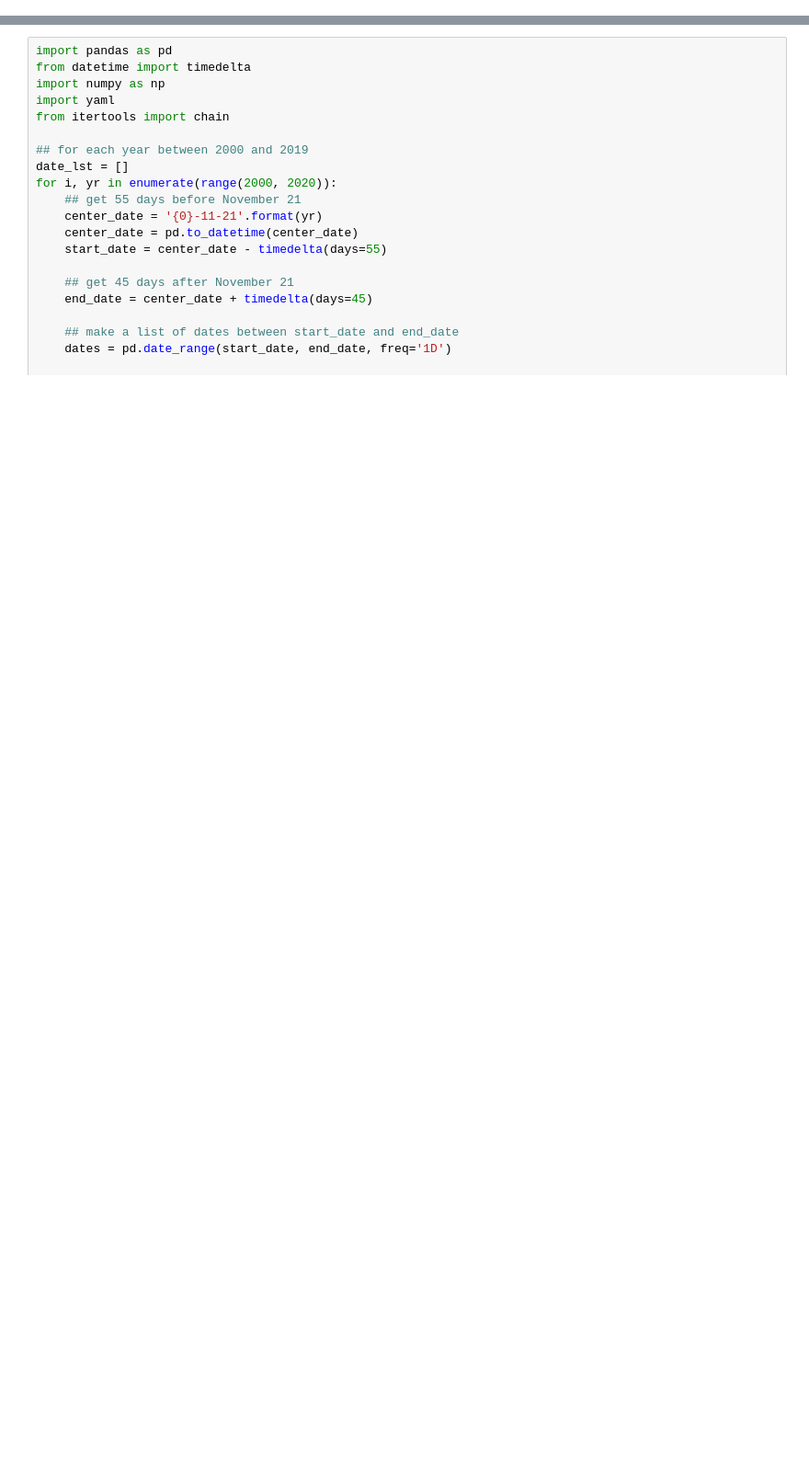
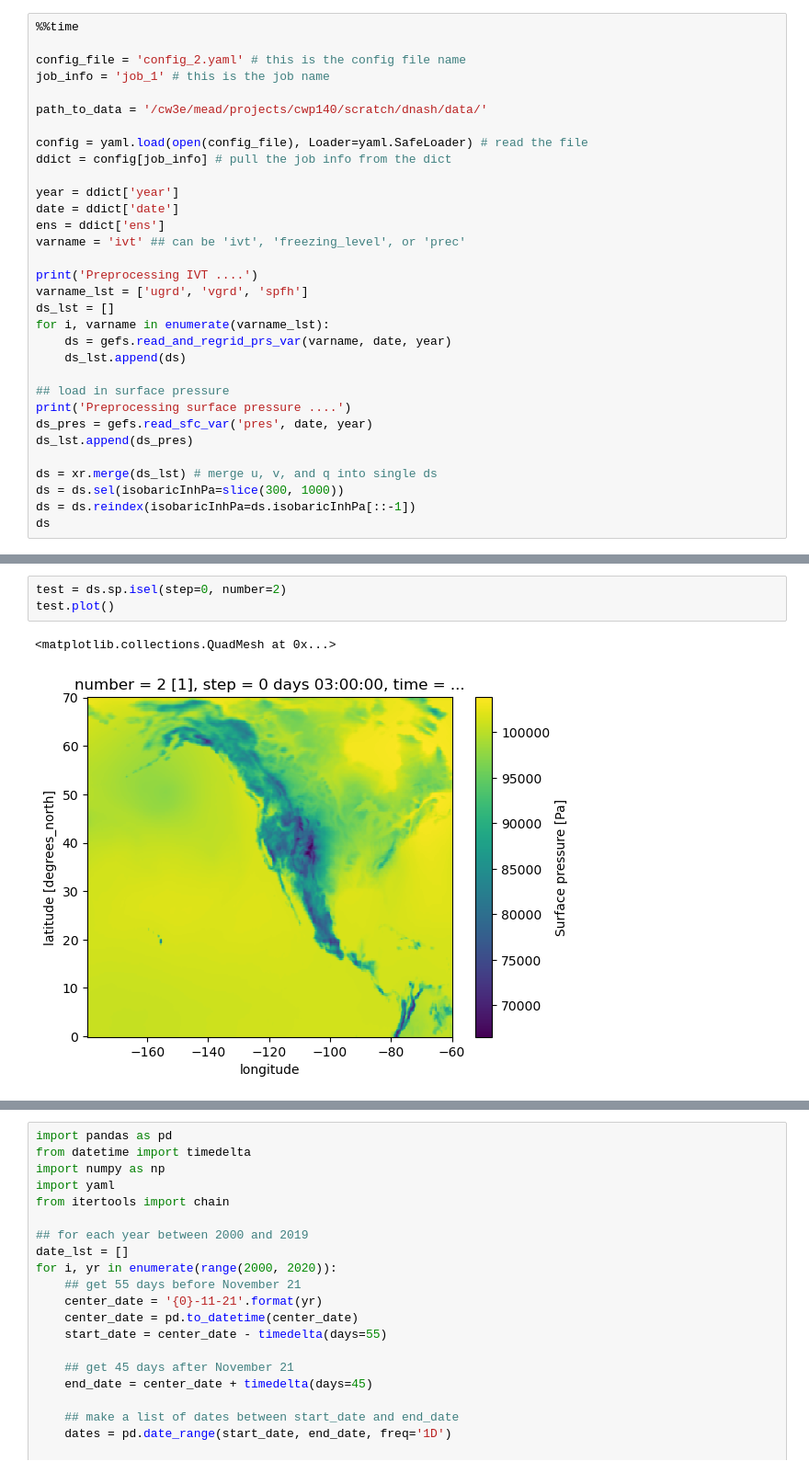
Before and after one commit to dlnash/SEAK_AR_impacts, a Jupyter notebook: downloads/download_GEFSv12_reforecast/temp_test.ipynb, the cells around one changed output, grey strips where cells are left out. Shown: that part at 92% size. Cells and saved outputs as stored; diff of their text form; blank space fills up the shorter version.

```diff
--- a/downloads/download_GEFSv12_reforecast/temp_test.ipynb
+++ b/downloads/download_GEFSv12_reforecast/temp_test.ipynb
@@ -0,0 +12,32 @@
+# %%
+%%time
+
+config_file = 'config_2.yaml' # this is the config file name
+job_info = 'job_1' # this is the job name
+
+path_to_data = '/cw3e/mead/projects/cwp140/scratch/dnash/data/'
+
+config = yaml.load(open(config_file), Loader=yaml.SafeLoader) # read the file
+ddict = config[job_info] # pull the job info from the dict
+
+year = ddict['year']
+date = ddict['date']
+ens = ddict['ens']
+varname = 'ivt' ## can be 'ivt', 'freezing_level', or 'prec'
+
+print('Preprocessing IVT ....')
+varname_lst = ['ugrd', 'vgrd', 'spfh']
+ds_lst = []
+for i, varname in enumerate(varname_lst):
+    ds = gefs.read_and_regrid_prs_var(varname, date, year)
+    ds_lst.append(ds)
+
+## load in surface pressure
+print('Preprocessing surface pressure ....')
+ds_pres = gefs.read_sfc_var('pres', date, year)
+ds_lst.append(ds_pres)
+
+ds = xr.merge(ds_lst) # merge u, v, and q into single ds
+ds = ds.sel(isobaricInhPa=slice(300, 1000))
+ds = ds.reindex(isobaricInhPa=ds.isobaricInhPa[::-1])
+ds
@@ -0,0 +66,6 @@
+# %%
+test = ds.sp.isel(step=0, number=2)
+test.plot()
+# %% [output]
+<matplotlib.collections.QuadMesh at 0x...>
+[figure, added]
```
Also changed, not shown: parts of 5 cells of this notebook, 7 other files.
